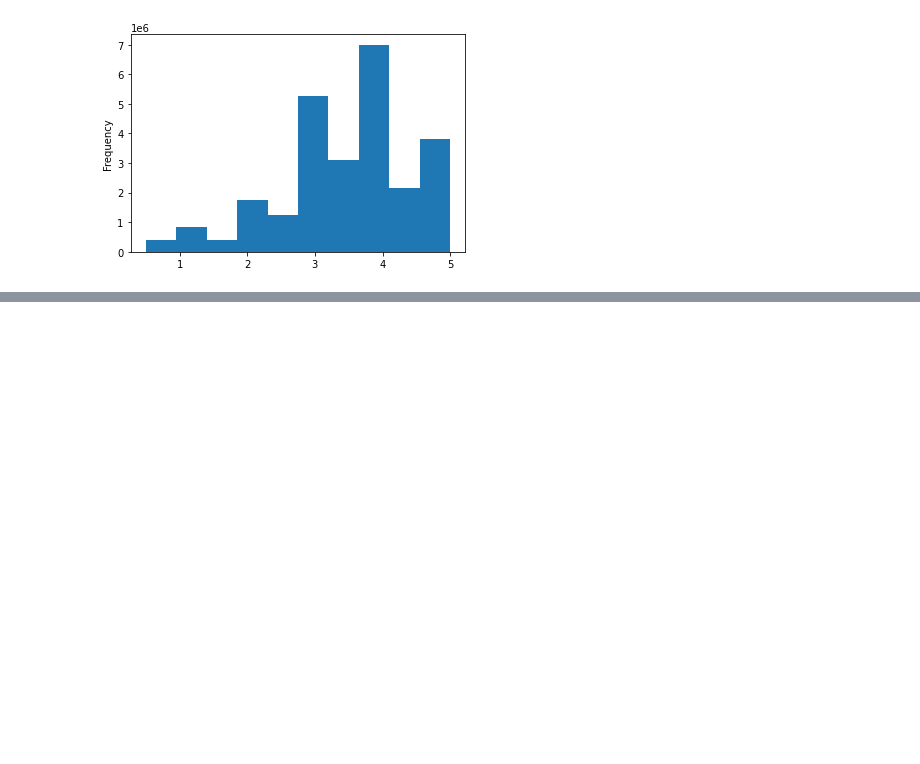
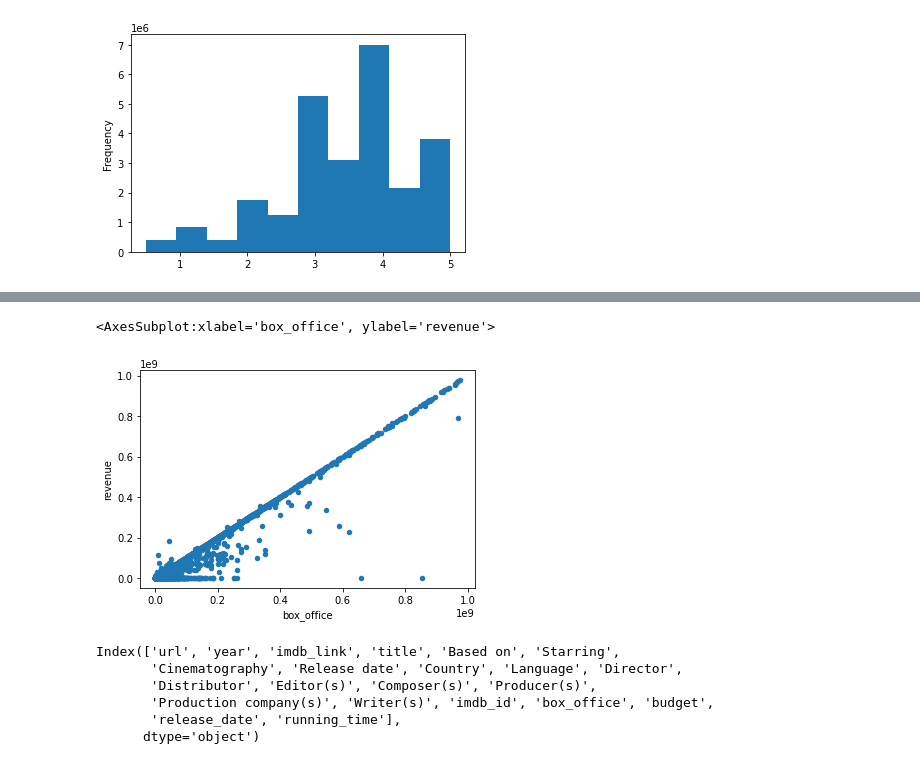
Before and after one commit to SeanMSF/Movies-ETL, a Jupyter notebook: ETL_main.ipynb, the cells around one changed output, grey strips where cells are left out. Cells and saved outputs as stored; diff of their text form; code cells hidden in the pictures; blank space fills up the shorter version.

```diff
--- a/ETL_main.ipynb
+++ b/ETL_main.ipynb
@@ -737,0 +828,14 @@ Name: rating, dtype: float64
+# %%
+movies_df.fillna(0)[movies_df['box_office'] < 10**9].plot(x='box_office', y='revenue', kind='scatter')
+# %% [output]
+<AxesSubplot:xlabel='box_office', ylabel='revenue'>
+[figure, added]
+# %%
+wiki_movies_df.columns
+# %% [output]
+Index(['url', 'year', 'imdb_link', 'title', 'Based on', 'Starring',
+       'Cinematography', 'Release date', 'Country', 'Language', 'Director',
+       'Distributor', 'Editor(s)', 'Composer(s)', 'Producer(s)',
+       'Production company(s)', 'Writer(s)', 'imdb_id', 'box_office', 'budget',
+       'release_date', 'running_time'],
+      dtype='object')
```
Also changed, not shown: parts of 39 cells of this notebook.
